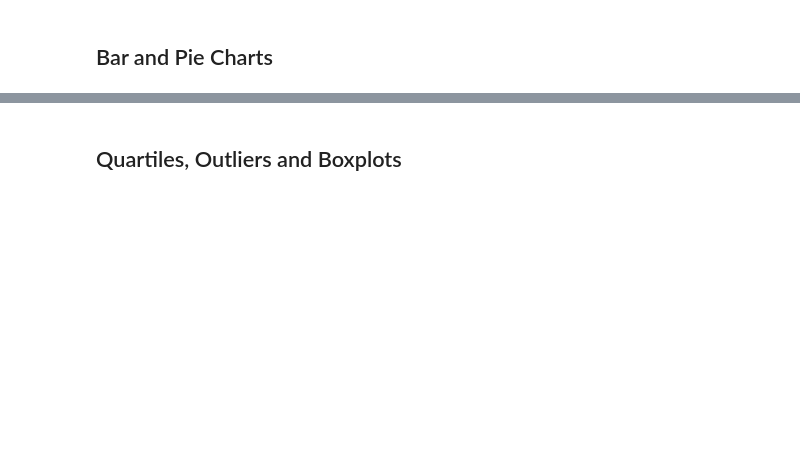
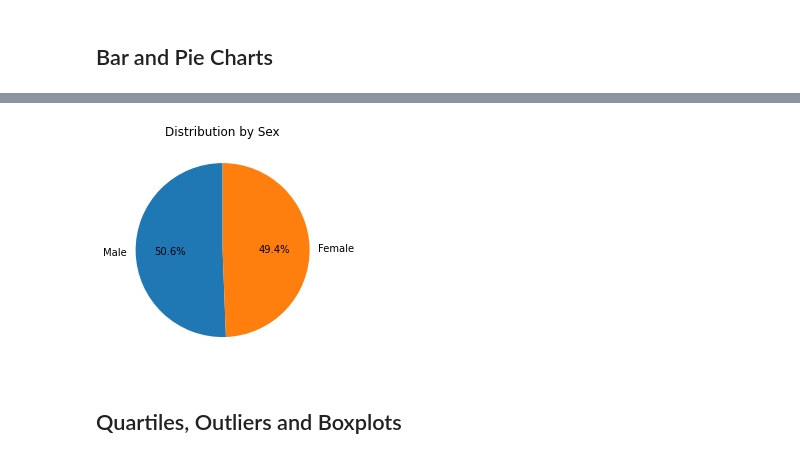
Before and after one commit to ismahanadan/Treatment-Regimens-Analysis, a Jupyter notebook: Pymaceuticals/pymaceuticals_starter.ipynb, the cells around one changed output, grey strips where cells are left out. Cells and saved outputs as stored; diff of their text form; code cells hidden in the pictures; blank space fills up the shorter version.

```diff
--- a/Pymaceuticals/pymaceuticals_starter.ipynb
+++ b/Pymaceuticals/pymaceuticals_starter.ipynb
@@ -140,3 +201,17 @@ sum_it_up.head(12)
+# %%
+# Generate a pie plot showing the distribution of female versus male mice using pyplot
+
+# Identify distribution of data by sex
+sex_data = combined_data_df['Sex'].value_counts()
+
+# create a pie chart filled with corresponding percentages and displayed vertically
+plt.pie(sex_data, labels=sex_data.index.values, autopct="%1.1f%%", startangle=90)
+plt.title('Distribution by Sex')
+
+# Display resulting plot
+plt.show()
+# %% [output]
+[figure, added]
 # %% [markdown]
 ## Quartiles, Outliers and Boxplots
 # %%
```
Also changed, not shown: parts of 16 cells of this notebook.
